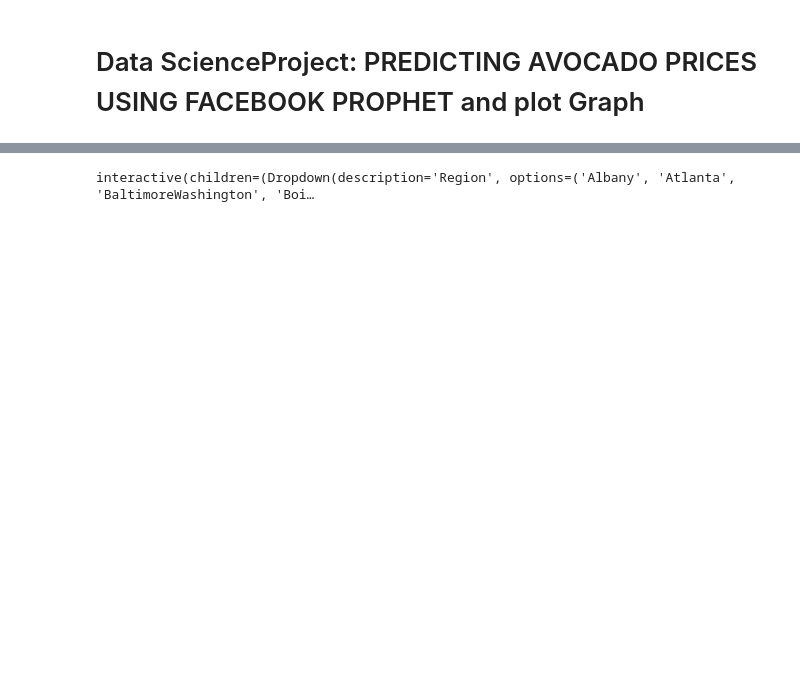
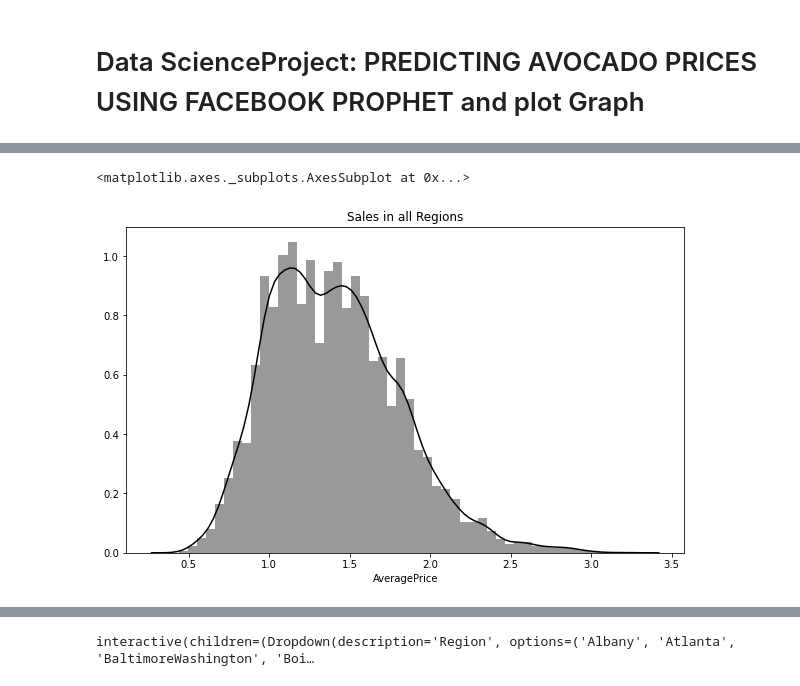
Before and after one commit to erumshabir/project, a Jupyter notebook: notebooks/app.ipynb, the cells around one changed output, grey strips where cells are left out. Saved outputs shown, nothing was run; the diff lists cells and outputs as text; code cells hidden in the pictures; blank space fills up the shorter version.

```diff
--- a/notebooks/app.ipynb
+++ b/notebooks/app.ipynb
@@ -9,4 +10,5 @@ import ipywidgets as widgets
 from ipywidgets import interactive
 # %%
 # dataframes creation for both training and testing datasets
-avocado_df = pd.read_csv("https://raw.githubusercontent.com/erumshabir/project/master/notebooks/avocado.csv")
+url = 'https://raw.githubusercontent.com/erumshabir/project/master/notebooks/avocado.csv'
+avocado_df = pd.read_csv(url, error_bad_lines=False)
@@ -27,3 +15,11 @@ The given data set
+# %%
+avocado_df = avocado_df.sort_values("Date")
+plt.figure(figsize=(10,6))
+plt.title("Sales in all Regions")
+sns.distplot(avocado_df["AveragePrice"], color = 'black')
+# %% [output]
+<matplotlib.axes._subplots.AxesSubplot at 0x...>
+[figure, added]
 # %%
 avocado_df = avocado_df.sort_values("Date")
 # %%
```
Also changed, not shown: parts of 5 cells of this notebook.
